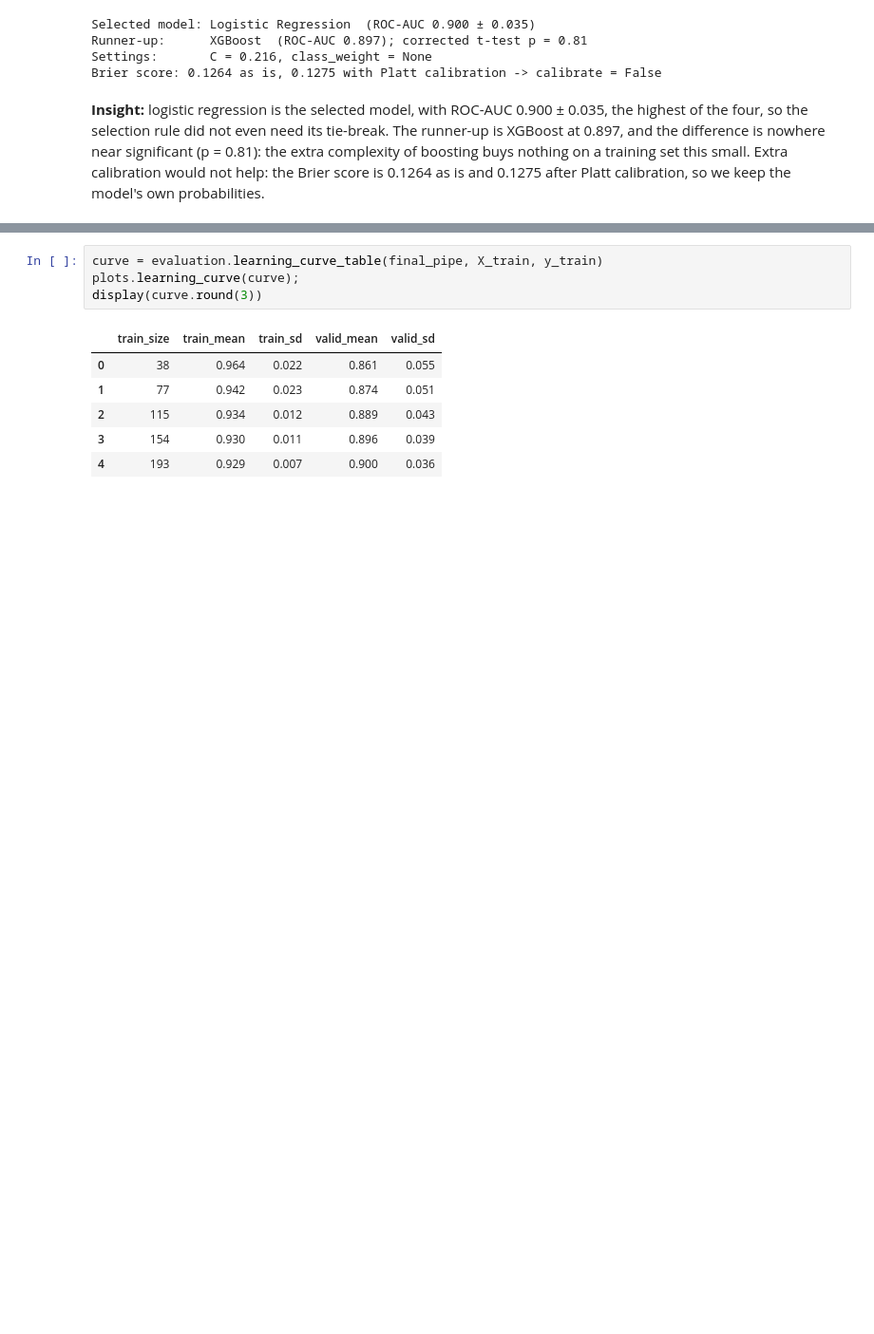
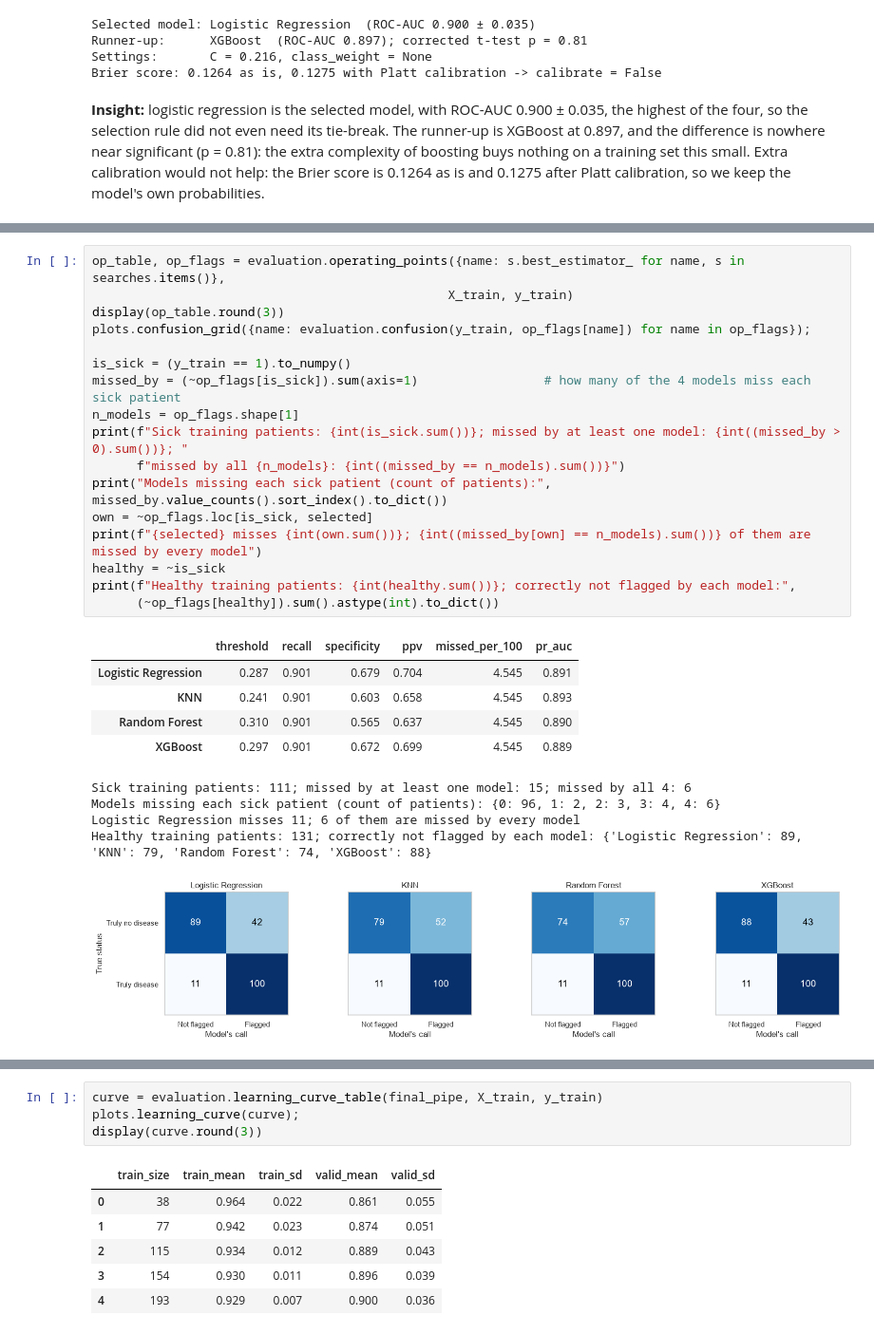
Before and after one commit to ArayathamTarakulpratip/heart-disease-prediction, a Jupyter notebook: heart_disease_pitch_gold_standard.ipynb, the cells around one changed output, grey strips where cells are left out. Shown at 95% size. Cells and saved outputs as stored; diff of their text form; blank space fills up the shorter version.

```diff
--- a/heart_disease_pitch_gold_standard.ipynb
+++ b/heart_disease_pitch_gold_standard.ipynb
@@ -661,0 +757,28 @@ Brier score: 0.1264 as is, 0.1275 with Platt calibration -> calibrate = False
+# %%
+op_table, op_flags = evaluation.operating_points({name: s.best_estimator_ for name, s in searches.items()},
+                                                X_train, y_train)
+display(op_table.round(3))
+plots.confusion_grid({name: evaluation.confusion(y_train, op_flags[name]) for name in op_flags});
+
+is_sick = (y_train == 1).to_numpy()
+missed_by = (~op_flags[is_sick]).sum(axis=1)                 # how many of the 4 models miss each sick patient
+n_models = op_flags.shape[1]
+print(f"Sick training patients: {int(is_sick.sum())}; missed by at least one model: {int((missed_by > 0).sum())}; "
+      f"missed by all {n_models}: {int((missed_by == n_models).sum())}")
+print("Models missing each sick patient (count of patients):", missed_by.value_counts().sort_index().to_dict())
+own = ~op_flags.loc[is_sick, selected]
+print(f"{selected} misses {int(own.sum())}; {int((missed_by[own] == n_models).sum())} of them are missed by every model")
+healthy = ~is_sick
+print(f"Healthy training patients: {int(healthy.sum())}; correctly not flagged by each model:",
+      (~op_flags[healthy]).sum().astype(int).to_dict())
+# %% [output]
+|  | threshold | recall | specificity | ppv | missed_per_100 | pr_auc |
+| Logistic Regression | 0.287 | 0.901 | 0.679 | 0.704 | 4.545 | 0.891 |
+| KNN | 0.241 | 0.901 | 0.603 | 0.658 | 4.545 | 0.893 |
+| Random Forest | 0.310 | 0.901 | 0.565 | 0.637 | 4.545 | 0.890 |
+| XGBoost | 0.297 | 0.901 | 0.672 | 0.699 | 4.545 | 0.889 |
+Sick training patients: 111; missed by at least one model: 15; missed by all 4: 6
+Models missing each sick patient (count of patients): {0: 96, 1: 2, 2: 3, 3: 4, 4: 6}
+Logistic Regression misses 11; 6 of them are missed by every model
+Healthy training patients: 131; correctly not flagged by each model: {'Logistic Regression': 89, 'KNN': 79, 'Random Forest': 74, 'XGBoost': 88}
+[figure, added]
```
Also changed, not shown: parts of 41 cells of this notebook, 16 other files.
